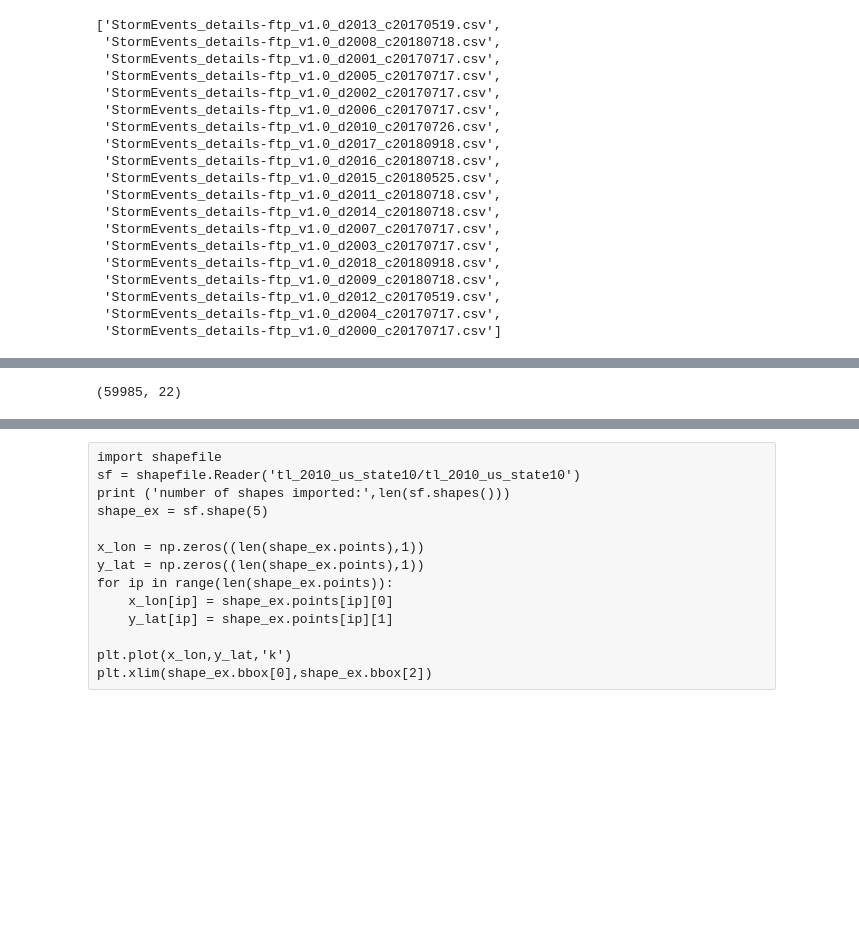
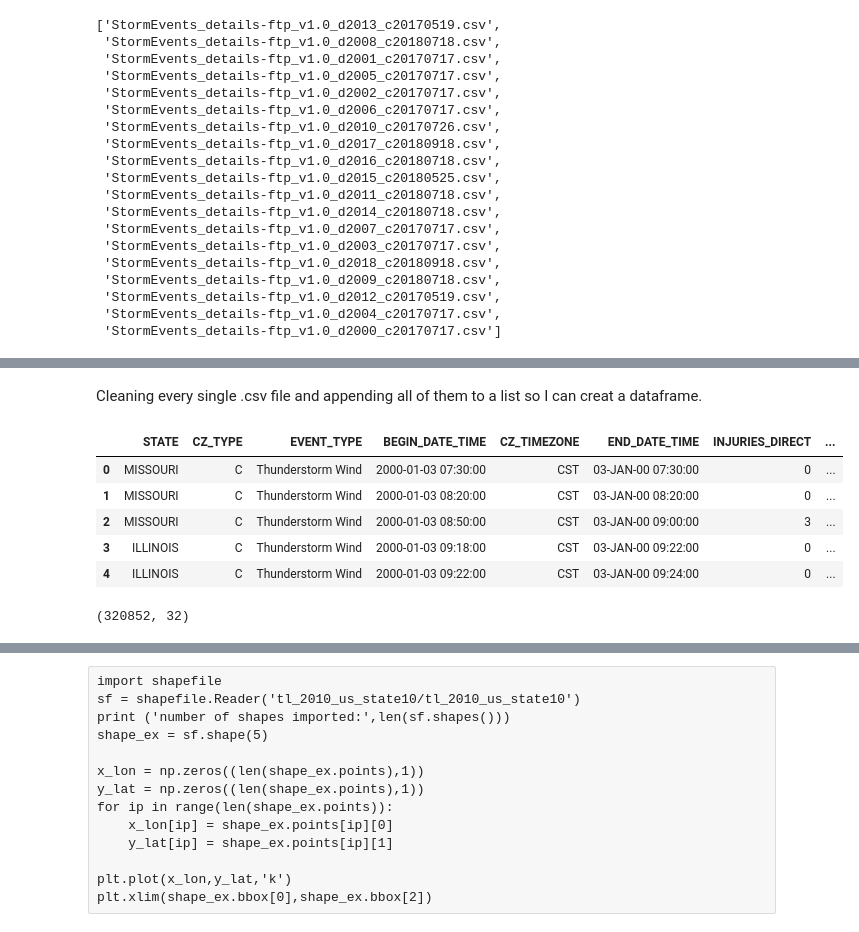
Before and after one commit to emmagrimaldi/Capstone_Predicting_Storm_Damages, a Jupyter notebook: Capstone_EDA.ipynb, the cells around one changed output, grey strips where cells are left out. Drawn from its saved outputs; the diff is of its cells as text; code cells hidden in the pictures; blank space fills up the shorter version.

```diff
--- a/Capstone_EDA.ipynb
+++ b/Capstone_EDA.ipynb
@@ -51,4 +46,69 @@ df.head()
+# %% [markdown]
+Cleaning every single .csv file and appending all of them to a list so I can creat a dataframe.
+# %%
+# defining the dictionary needed to transform the damage values from strings to numbers
+damage_dict = {'K': 10**3, 'M': 10**6, 'B': 10**9, '0': 0 }
+
+# initializing the dataframe
+frames = []
+df = pd.DataFrame()
+
+for filename in csv_files:
+    temp_df = pd.read_csv('data/' + filename)
+    temp_df = temp_df[columns]
+
+    # assigning Hail to the missing magnitude types
+    temp_df.loc[((temp_df['MAGNITUDE_TYPE'].isnull()) & (temp_df['MAGNITUDE'].isnull() == False)),'MAGNITUDE_TYPE'] = 'HA'
+
+    # dropping rows that contain null values in one of the columns in the subset list
+    temp_df = temp_df.dropna(subset = ['MAGNITUDE','BEGIN_LAT','DAMAGE_PROPERTY'])
+
+    # filling in empy values of DAMAGE_CROPS with 0
+    temp_df.loc[temp_df['DAMAGE_CROPS'].isnull(),'DAMAGE_CROPS'] = '0.00K'
+
+    # feeature engineering the temporal variables
+    temp_df['YEAR'] = pd.to_datetime(temp_df['BEGIN_DATE_TIME']).dt.year
+    temp_df['BEGIN_MONTH'] = pd.to_datetime(temp_df['BEGIN_DATE_TIME']).dt.month
+    temp_df['BEGIN_DAY'] = pd.to_datetime(temp_df['BEGIN_DATE_TIME']).dt.day
+    temp_df['BEGIN_TIME'] = pd.to_datetime(temp_df['BEGIN_DATE_TIME']).dt.time
+    temp_df['END_MONTH'] = pd.to_datetime(temp_df['END_DATE_TIME']).dt.month
+    temp_df['END_DAY'] = pd.to_datetime(temp_df['END_DATE_TIME']).dt.day
+    temp_df['END_TIME'] = pd.to_datetime(temp_df['END_DATE_TIME']).dt.time
+    temp_df['DURATION_DAYS'] = (pd.to_datetime(temp_df['END_DATE_TIME']) - pd.to_datetime(temp_df['BEGIN_DATE_TIME'])).dt.days
+    temp_df['DURATION_HOURS'] = (pd.to_datetime(temp_df['END_DATE_TIME']) - pd.to_datetime(temp_df['BEGIN_DATE_TIME'])).dt.seconds//3600
+    temp_df['DURATION_MINUTES'] = ((pd.to_datetime(temp_df['END_DATE_TIME']) - pd.to_datetime(temp_df['BEGIN_DATE_TIME'])).dt.seconds//60)%60
+
+    # transforming the damage variables from strings to float
+    temp_df.loc[temp_df['DAMAGE_PROPERTY']=='0','DAMAGE_PROPERTY'] = '0.0'
+    temp_df.loc[temp_df['DAMAGE_PROPERTY']=='K','DAMAGE_PROPERTY'] = '1K'
+    temp_df['DAMAGE_PROPERTY'] = temp_df['DAMAGE_PROPERTY'].map(lambda x: float(x[:-1])*damage_dict[x[-1]])
+    temp_df.loc[temp_df['DAMAGE_CROPS']=='0','DAMAGE_CROPS'] = '0.0'
+    temp_df.loc[temp_df['DAMAGE_CROPS']=='K','DAMAGE_CROPS'] = '1K'
+    temp_df['DAMAGE_CROPS'] = temp_df['DAMAGE_CROPS'].map(lambda x: float(x[:-1])*damage_dict[x[-1]])
+
+    # adding the yearly df to the frames list
+    frames.append(temp_df)
+
+# generating unique dataframe from list of dataframes
+df = pd.concat(frames)
+
+# transfoming the begin_date_time to a time object to sort the df
+df['BEGIN_DATE_TIME'] = pd.to_datetime(df['BEGIN_DATE_TIME'])
+df.sort_values('BEGIN_DATE_TIME', inplace = True)
+
+# resetting the index
+df.reset_index(inplace = True, drop = True)
+
+# check
+df.head()
+# %% [output]
+|  | STATE | CZ_TYPE | EVENT_TYPE | BEGIN_DATE_TIME | CZ_TIMEZONE | END_DATE_TIME | INJURIES_DIRECT | ... |
+| 0 | MISSOURI | C | Thunderstorm Wind | 2000-01-03 07:30:00 | CST | 03-JAN-00 07:30:00 | 0 | ... |
+| 1 | MISSOURI | C | Thunderstorm Wind | 2000-01-03 08:20:00 | CST | 03-JAN-00 08:20:00 | 0 | ... |
+| 2 | MISSOURI | C | Thunderstorm Wind | 2000-01-03 08:50:00 | CST | 03-JAN-00 09:00:00 | 3 | ... |
+| 3 | ILLINOIS | C | Thunderstorm Wind | 2000-01-03 09:18:00 | CST | 03-JAN-00 09:22:00 | 0 | ... |
+| 4 | ILLINOIS | C | Thunderstorm Wind | 2000-01-03 09:22:00 | CST | 03-JAN-00 09:24:00 | 0 | ... |
 # %%
 df.shape
 # %% [output]
-(59985, 22)
+(320852, 32)
```
Also changed, not shown: parts of 21 cells of this notebook, 1 other file.
